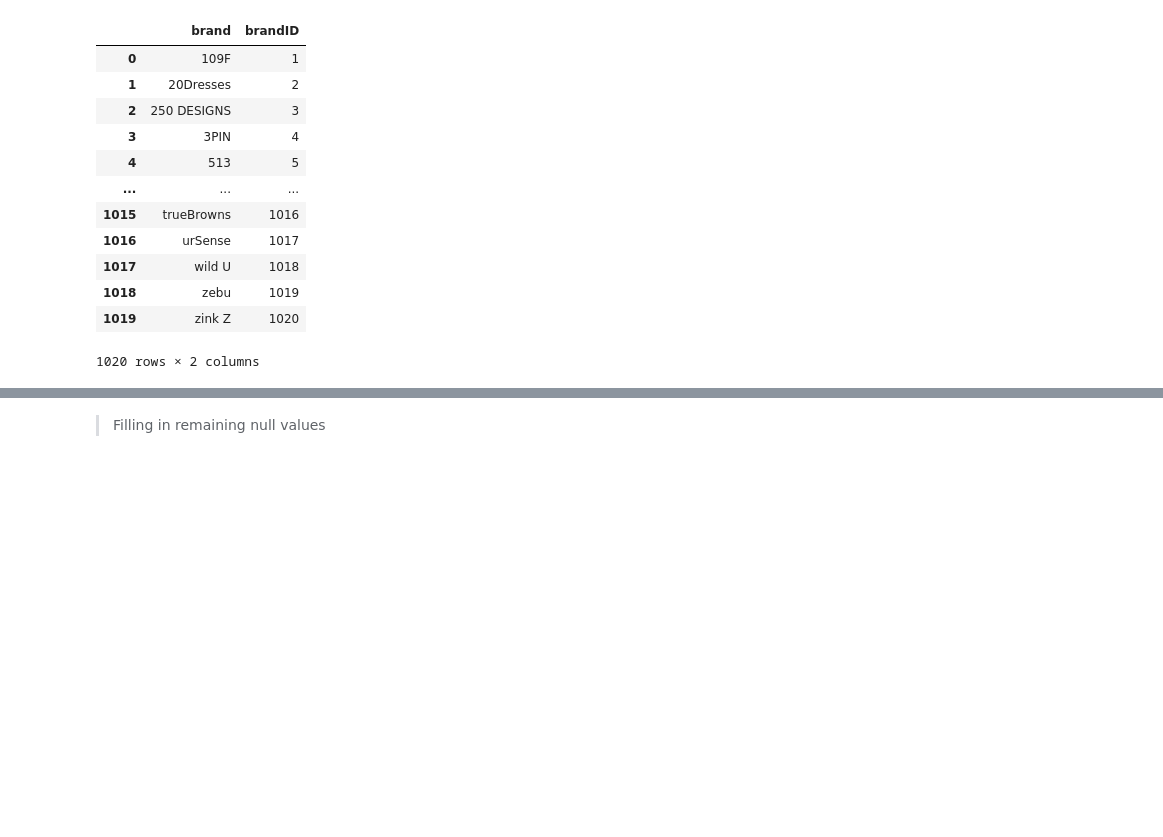
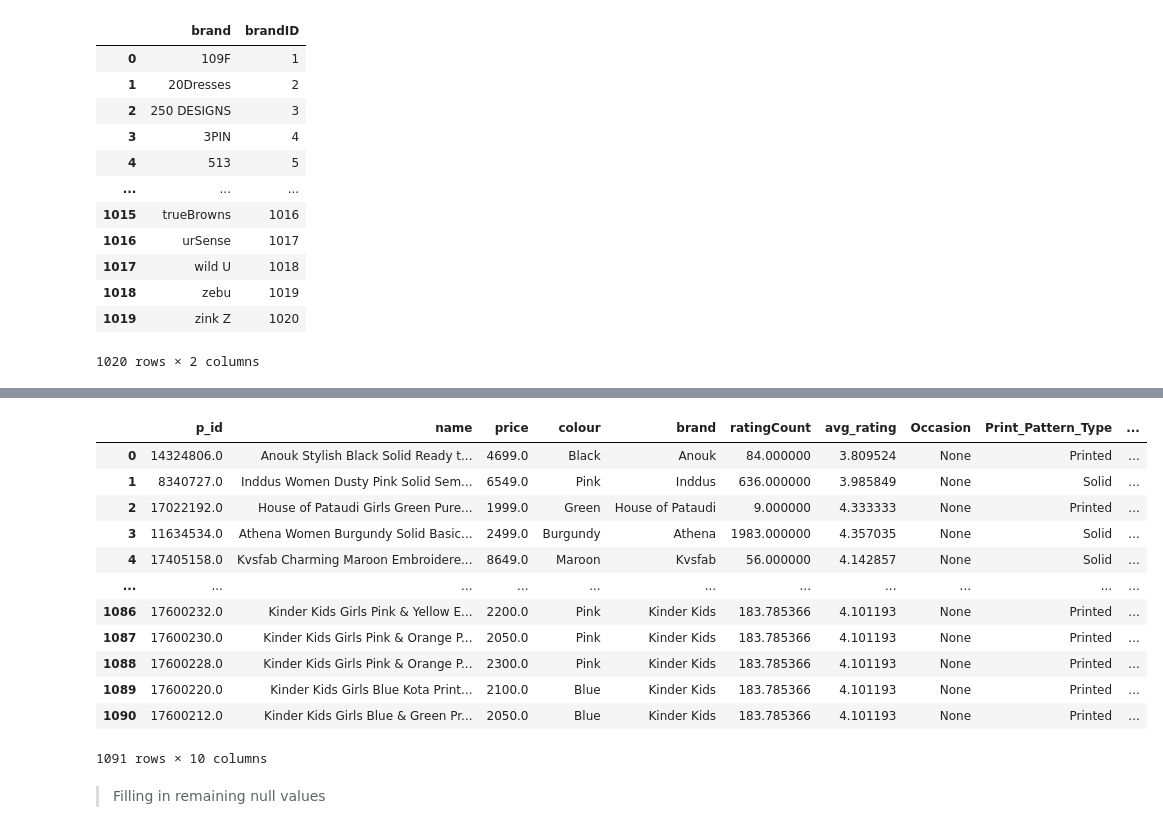
Before and after one commit to raccoonwithasword/big-data-assessment-2, a Jupyter notebook: DAT7015 Assessment 2.ipynb, the cells around one changed output, grey strips where cells are left out. Cells and saved outputs as stored; diff of their text form; code cells hidden in the pictures; blank space fills up the shorter version.

```diff
--- a/DAT7015 Assessment 2.ipynb
+++ b/DAT7015 Assessment 2.ipynb
@@ -430,3 +441,19 @@ sqldf("select Print_Pattern_Type, Pattern, Top_Pattern, Bottom_Pattern from data
+# %%
+sqldf("select * from dataset_final where Occasion is null and Print_Pattern_Type is not null")
+# %% [output]
+|  | p_id | name | price | colour | brand | ratingCount | avg_rating | Occasion | Print_Pattern_Type | ... |
+| 0 | 14324806.0 | Anouk Stylish Black Solid Ready t... | 4699.0 | Black | Anouk | 84.000000 | 3.809524 | None | Printed | ... |
+| 1 | 8340727.0 | Inddus Women Dusty Pink Solid Sem... | 6549.0 | Pink | Inddus | 636.000000 | 3.985849 | None | Solid | ... |
+| 2 | 17022192.0 | House of Pataudi Girls Green Pure... | 1999.0 | Green | House of Pataudi | 9.000000 | 4.333333 | None | Printed | ... |
+| 3 | 11634534.0 | Athena Women Burgundy Solid Basic... | 2499.0 | Burgundy | Athena | 1983.000000 | 4.357035 | None | Solid | ... |
+| 4 | 17405158.0 | Kvsfab Charming Maroon Embroidere... | 8649.0 | Maroon | Kvsfab | 56.000000 | 4.142857 | None | Solid | ... |
+| ... | ... | ... | ... | ... | ... | ... | ... | ... | ... | ... |
+| 1086 | 17600232.0 | Kinder Kids Girls Pink & Yellow E... | 2200.0 | Pink | Kinder Kids | 183.785366 | 4.101193 | None | Printed | ... |
+| 1087 | 17600230.0 | Kinder Kids Girls Pink & Orange P... | 2050.0 | Pink | Kinder Kids | 183.785366 | 4.101193 | None | Printed | ... |
+| 1088 | 17600228.0 | Kinder Kids Girls Pink & Orange P... | 2300.0 | Pink | Kinder Kids | 183.785366 | 4.101193 | None | Printed | ... |
+| 1089 | 17600220.0 | Kinder Kids Girls Blue Kota Print... | 2100.0 | Blue | Kinder Kids | 183.785366 | 4.101193 | None | Printed | ... |
+| 1090 | 17600212.0 | Kinder Kids Girls Blue & Green Pr... | 2050.0 | Blue | Kinder Kids | 183.785366 | 4.101193 | None | Printed | ... |
+1091 rows × 10 columns
 # %% [markdown]
 >Filling in remaining null values
 # %%
```
Also changed, not shown: parts of 35 cells of this notebook, 1 other file.
